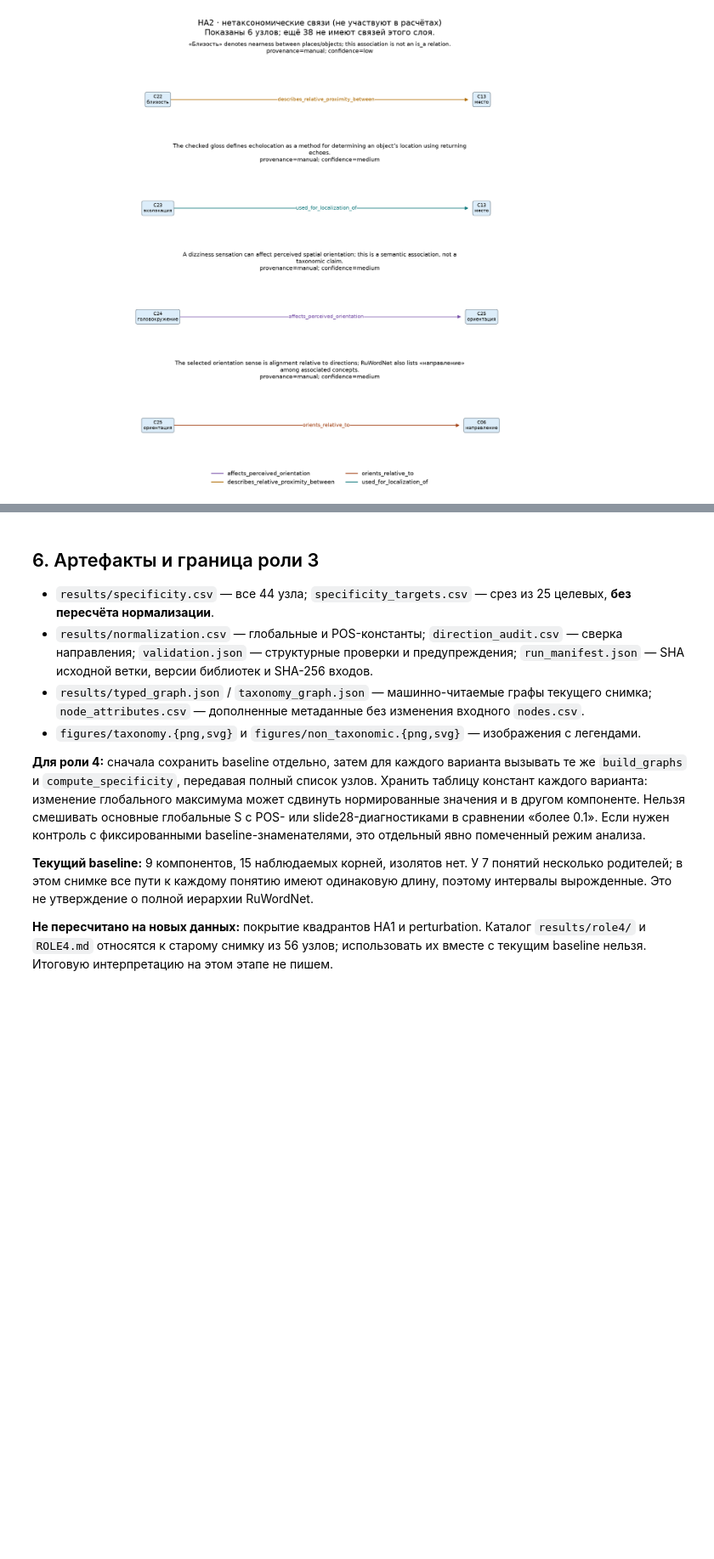
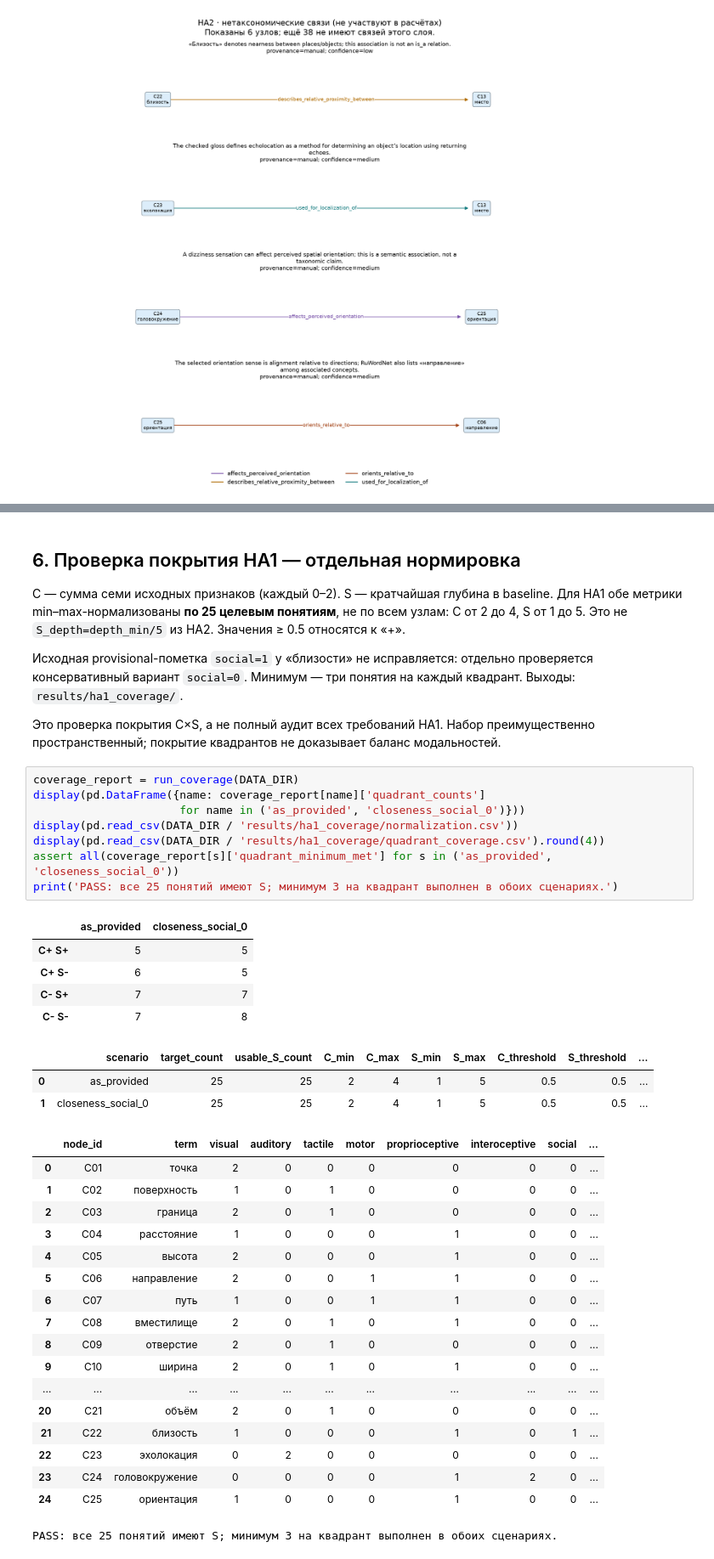
Before and after one commit to noriginalno/embodied-ai-coolest-group, a Jupyter notebook: HomeAssignment/HA2/HA2_Semantic_Network.ipynb, the cells around one changed output, grey strips where cells are left out. Shown at 85% size. Saved outputs shown, nothing was run; the diff lists cells and outputs as text; blank space fills up the shorter version.

```diff
--- a/HomeAssignment/HA2/HA2_Semantic_Network.ipynb
+++ b/HomeAssignment/HA2/HA2_Semantic_Network.ipynb
@@ -292,13 +277,43 @@ results/role4/ содержит старые результаты и не пер
 # %% [markdown]
-## 6. Артефакты и граница роли 3
+## 6. Проверка покрытия HA1 — отдельная нормировка
 
-- `results/specificity.csv` — все 44 узла; `specificity_targets.csv` — срез из 25 целевых, **без пересчёта нормализации**.
-- `results/normalization.csv` — глобальные и POS-константы; `direction_audit.csv` — сверка направления; `validation.json` — структурные проверки и предупреждения; `run_manifest.json` — SHA исходной ветки, версии библиотек и SHA-256 входов.
-- `results/typed_graph.json` / `taxonomy_graph.json` — машинно-читаемые графы текущего снимка; `node_attributes.csv` — дополненные метаданные без изменения входного `nodes.csv`.
-- `figures/taxonomy.{png,svg}` и `figures/non_taxonomic.{png,svg}` — изображения с легендами.
+C — сумма семи исходных признаков (каждый 0–2). S — кратчайшая глубина в baseline. Для HA1 обе метрики min–max-нормализованы **по 25 целевым понятиям**, не по всем узлам: C от 2 до 4, S от 1 до 5. Это не `S_depth=depth_min/5` из HA2. Значения ≥ 0.5 относятся к «+».
 
-**Для роли 4:** сначала сохранить baseline отдельно, затем для каждого варианта вызывать те же `build_graphs` и `compute_specificity`, передавая полный список узлов. Хранить таблицу констант каждого варианта: изменение глобального максимума может сдвинуть нормированные значения и в другом компоненте. Нельзя смешивать основные глобальные S с POS- или slide28-диагностиками в сравнении «более 0.1». Если нужен контроль с фиксированными baseline-знаменателями, это отдельный явно помеченный режим анализа.
+Исходная provisional-пометка `social=1` у «близости» не исправляется: отдельно проверяется консервативный вариант `social=0`. Минимум — три понятия на каждый квадрант. Выходы: `results/ha1_coverage/`.
 
-**Текущий baseline:** 9 компонентов, 15 наблюдаемых корней, изолятов нет. У 7 понятий несколько родителей; в этом снимке все пути к каждому понятию имеют одинаковую длину, поэтому интервалы вырожденные. Это не утверждение о полной иерархии RuWordNet.
-
-**Не пересчитано на новых данных:** покрытие квадрантов HA1 и perturbation. Каталог `results/role4/` и `ROLE4.md` относятся к старому снимку из 56 узлов; использовать их вместе с текущим baseline нельзя. Итоговую интерпретацию на этом этапе не пишем.
+Это проверка покрытия C×S, а не полный аудит всех требований HA1. Набор преимущественно пространственный; покрытие квадрантов не доказывает баланс модальностей.
+# %%
+coverage_report = run_coverage(DATA_DIR)
+display(pd.DataFrame({name: coverage_report[name]['quadrant_counts']
+                      for name in ('as_provided', 'closeness_social_0')}))
+display(pd.read_csv(DATA_DIR / 'results/ha1_coverage/normalization.csv'))
+display(pd.read_csv(DATA_DIR / 'results/ha1_coverage/quadrant_coverage.csv').round(4))
+assert all(coverage_report[s]['quadrant_minimum_met'] for s in ('as_provided', 'closeness_social_0'))
+print('PASS: все 25 понятий имеют S; минимум 3 на квадрант выполнен в обоих сценариях.')
+# %% [output]
+|  | as_provided | closeness_social_0 |
+| C+ S+ | 5 | 5 |
+| C+ S- | 6 | 5 |
+| C- S+ | 7 | 7 |
+| C- S- | 7 | 8 |
+|  | scenario | target_count | usable_S_count | C_min | C_max | S_min | S_max | C_threshold | S_threshold | ... |
+| 0 | as_provided | 25 | 25 | 2 | 4 | 1 | 5 | 0.5 | 0.5 | ... |
+| 1 | closeness_social_0 | 25 | 25 | 2 | 4 | 1 | 5 | 0.5 | 0.5 | ... |
+|  | node_id | term | visual | auditory | tactile | motor | proprioceptive | interoceptive | social | ... |
+| 0 | C01 | точка | 2 | 0 | 0 | 0 | 0 | 0 | 0 | ... |
+| 1 | C02 | поверхность | 1 | 0 | 1 | 0 | 0 | 0 | 0 | ... |
+| 2 | C03 | граница | 2 | 0 | 1 | 0 | 0 | 0 | 0 | ... |
+| 3 | C04 | расстояние | 1 | 0 | 0 | 0 | 1 | 0 | 0 | ... |
+| 4 | C05 | высота | 2 | 0 | 0 | 0 | 1 | 0 | 0 | ... |
+| 5 | C06 | направление | 2 | 0 | 0 | 1 | 1 | 0 | 0 | ... |
+| 6 | C07 | путь | 1 | 0 | 0 | 1 | 1 | 0 | 0 | ... |
+| 7 | C08 | вместилище | 2 | 0 | 1 | 0 | 1 | 0 | 0 | ... |
+| 8 | C09 | отверстие | 2 | 0 | 1 | 0 | 0 | 0 | 0 | ... |
+| 9 | C10 | ширина | 2 | 0 | 1 | 0 | 1 | 0 | 0 | ... |
+| ... | ... | ... | ... | ... | ... | ... | ... | ... | ... | ... |
+| 20 | C21 | объём | 2 | 0 | 1 | 0 | 0 | 0 | 0 | ... |
+| 21 | C22 | близость | 1 | 0 | 0 | 0 | 1 | 0 | 1 | ... |
+| 22 | C23 | эхолокация | 0 | 2 | 0 | 0 | 0 | 0 | 0 | ... |
+| 23 | C24 | головокружение | 0 | 0 | 0 | 0 | 1 | 2 | 0 | ... |
+| 24 | C25 | ориентация | 1 | 0 | 0 | 0 | 1 | 0 | 0 | ... |
+PASS: все 25 понятий имеют S; минимум 3 на квадрант выполнен в обоих сценариях.
```
Also changed, not shown: parts of 9 cells of this notebook, 27 other files.
